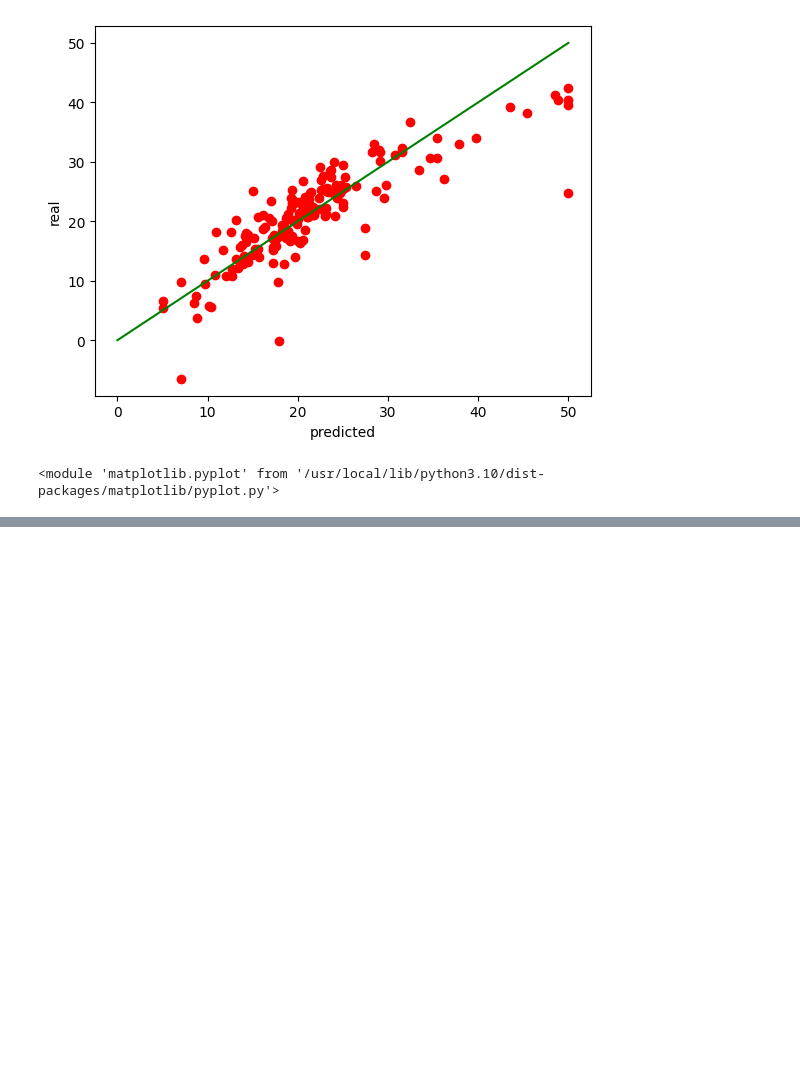
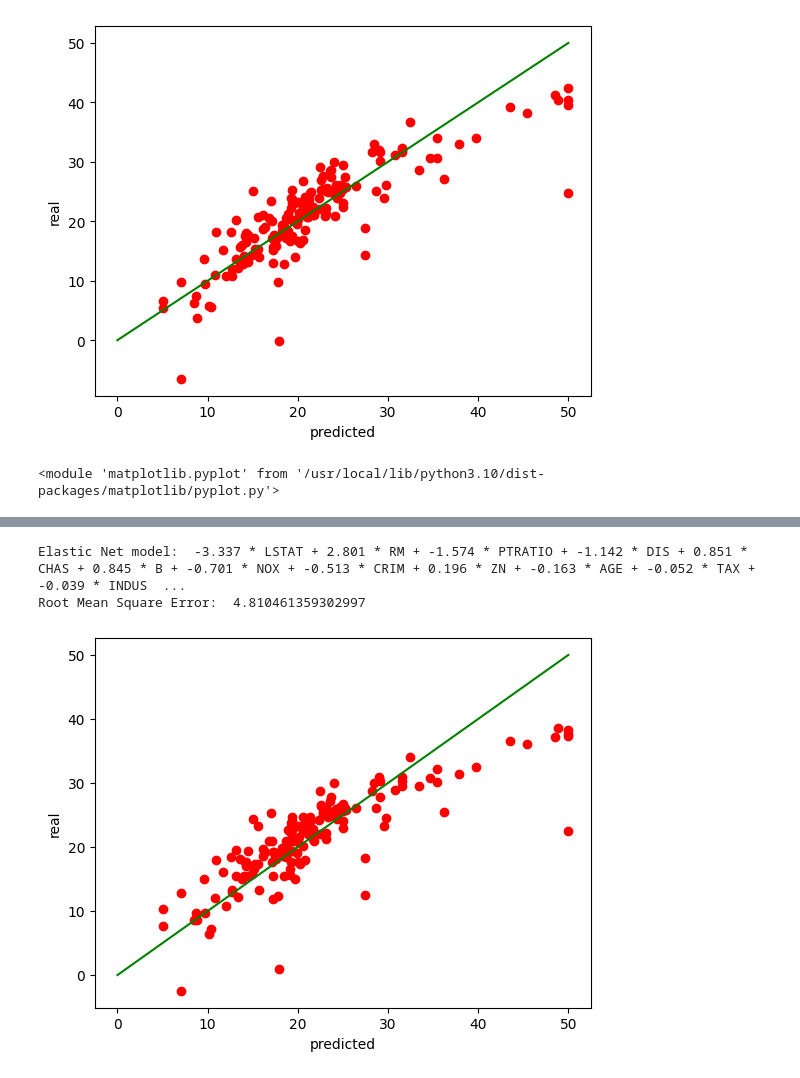
Before and after one commit to himurali/30-days-of-react, a Jupyter notebook: Boston_housing_linearregression.ipynb, the cells around one changed output, grey strips where cells are left out. Cells and saved outputs as stored; diff of their text form; code cells hidden in the pictures; blank space fills up the shorter version.

```diff
--- a/Boston_housing_linearregression.ipynb
+++ b/Boston_housing_linearregression.ipynb
@@ -134,0 +192,18 @@ Root Mean Square Error: 4.552364598463066
+# %%
+elnet = ElasticNet(fit_intercept=True, alpha=.3)
+
+# Train the model using the training sets
+elnet.fit(X_train, Y_train)
+
+print ("Elastic Net model: ", pretty_print_linear(elnet.coef_, names, sort = True))
+
+# Predict the values using the model
+Y_elnet_predict = elnet.predict(X_test)
+
+# Print the root mean square error
+print ("Root Mean Square Error: ", root_mean_square_error(Y_elnet_predict,Y_test))
+plot_real_vs_predicted(Y_test,Y_elnet_predict)
+# %% [output]
+Elastic Net model:  -3.337 * LSTAT + 2.801 * RM + -1.574 * PTRATIO + -1.142 * DIS + 0.851 * CHAS + 0.845 * B + -0.701 * NOX + -0.513 * CRIM + 0.196 * ZN + -0.163 * AGE + -0.052 * TAX + -0.039 * INDUS  ...
+Root Mean Square Error:  4.810461359302997
+[figure, added]
```
Also changed, not shown: parts of 5 cells of this notebook.
